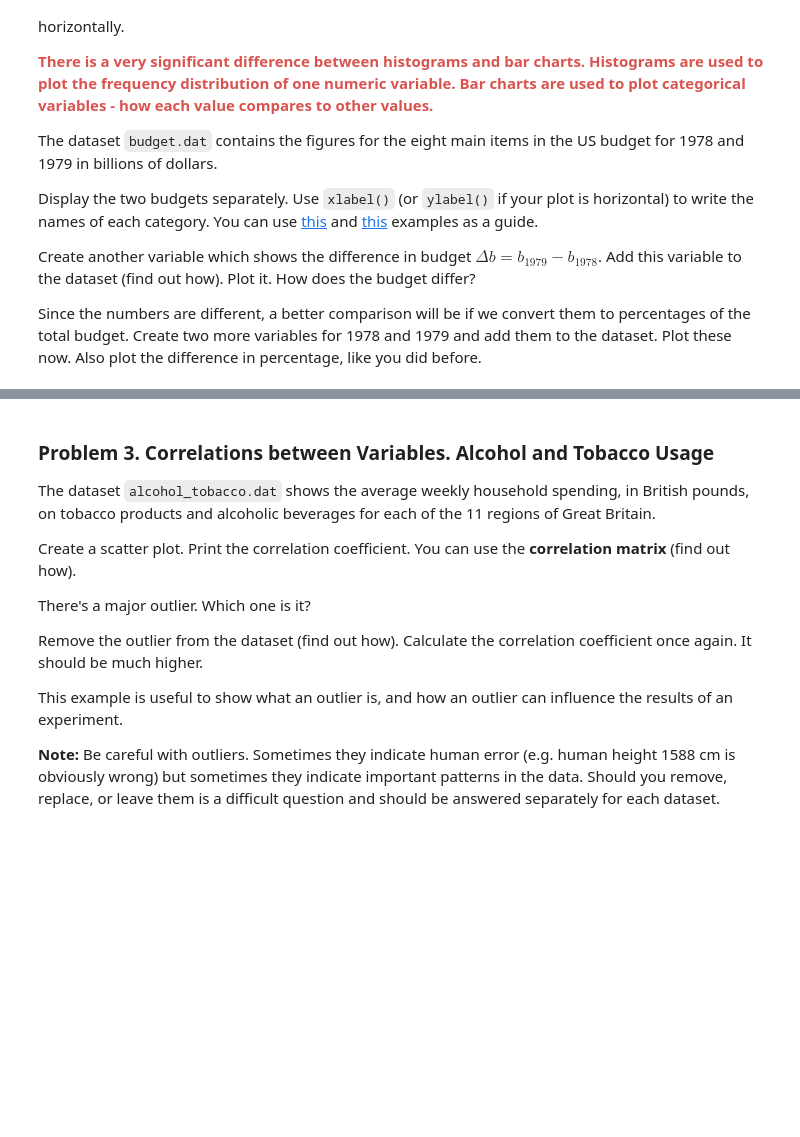
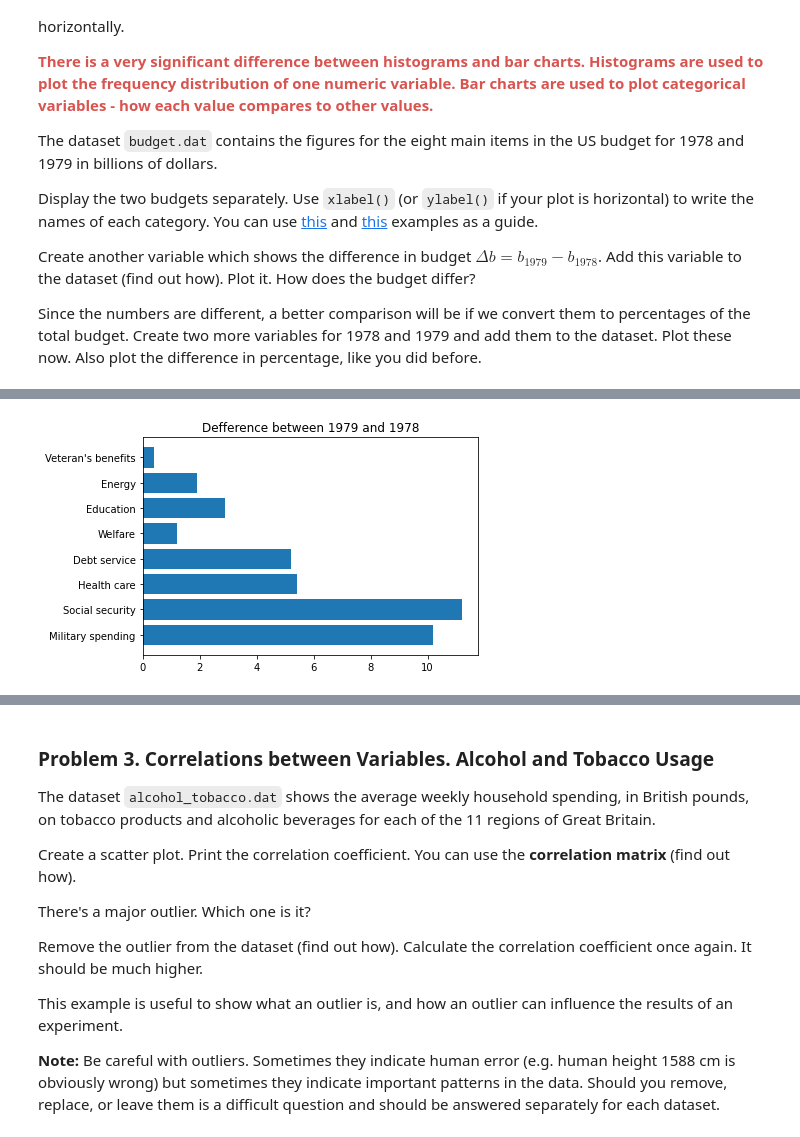
Before and after one commit to petardmnv/Math-Concepts-for-Developers, a Jupyter notebook: 12. Statistics-Exercise/Statistics Exercise.ipynb, the cells around one changed output, grey strips where cells are left out. Cells and saved outputs as stored; diff of their text form; code cells hidden in the pictures; blank space fills up the shorter version.

```diff
--- a/12. Statistics-Exercise/Statistics Exercise.ipynb
+++ b/12. Statistics-Exercise/Statistics Exercise.ipynb
@@ -119,0 +148,3 @@ Since the numbers are different, a better comparison will be if we convert them
+# %%
+budget['difference'] = budget['1979'] - budget['1978']
+budget
@@ -119,0 +161,7 @@ Since the numbers are different, a better comparison will be if we convert them
+# %%
+plt.barh(budget['Category'], budget['difference'])
+
+plt.title("Defference between 1979 and 1978")
+plt.show()
+# %% [output]
+[figure, added]
```
Also changed, not shown: parts of 8 cells of this notebook.
